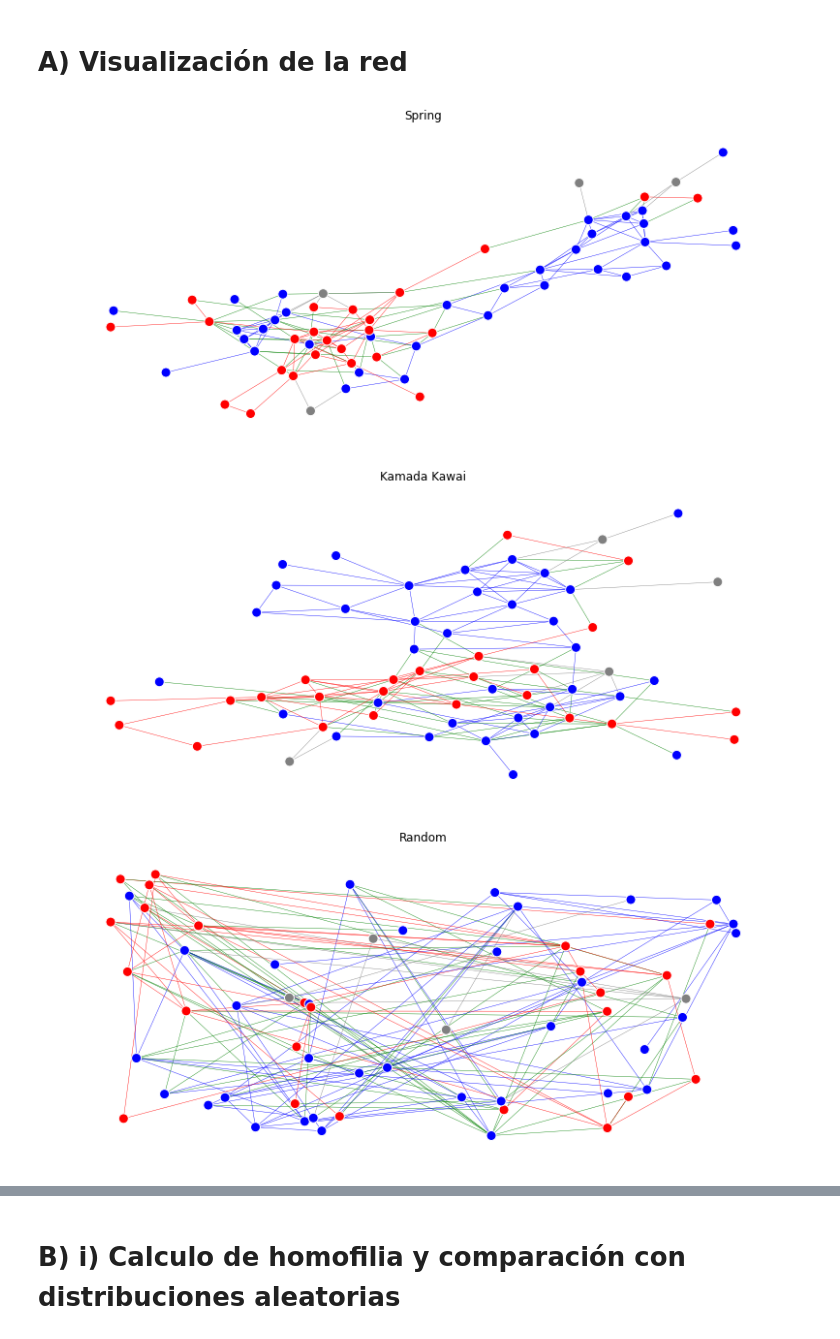
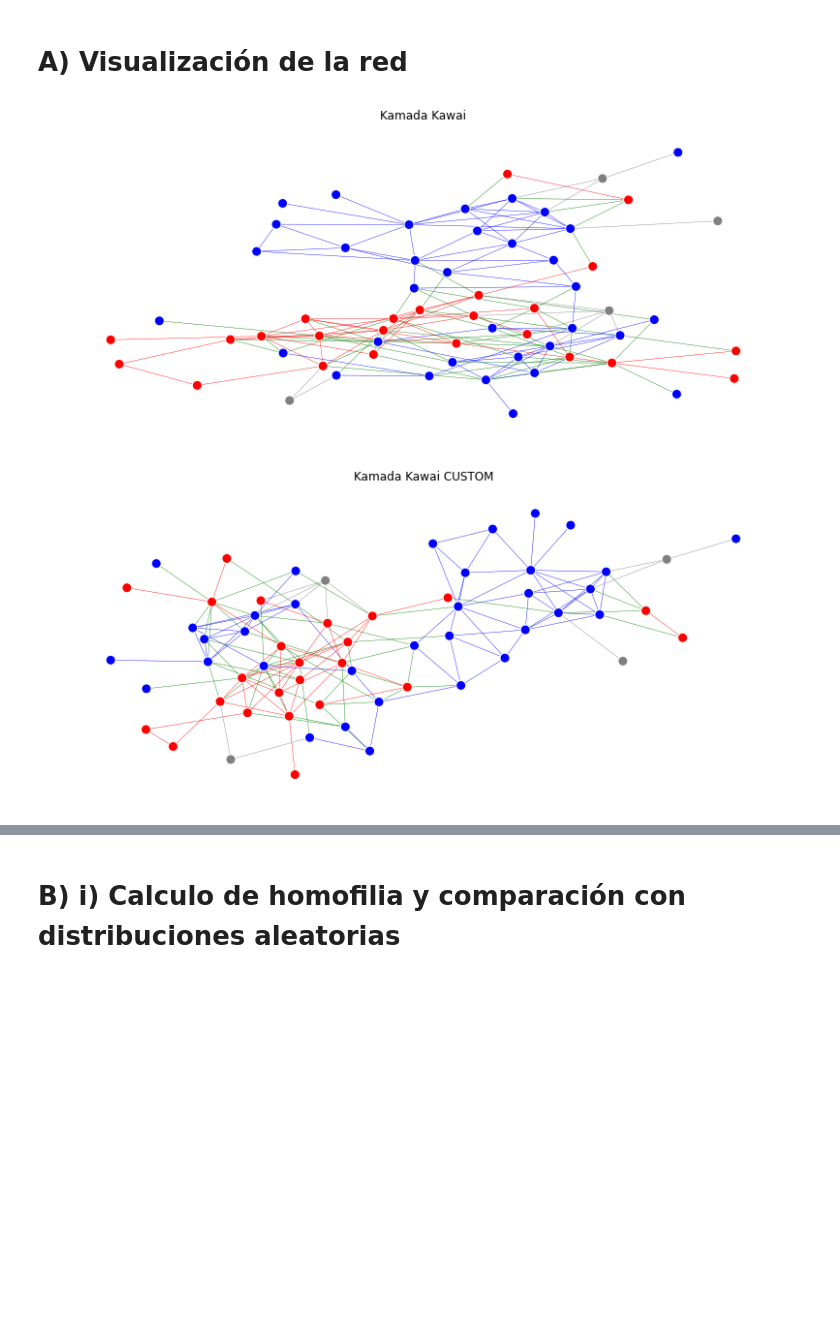
Before and after one commit to facundojgarcia02/CoNet, a Jupyter notebook: TP1/Dolphins.ipynb, the cells around one changed output, grey strips where cells are left out. Cells and saved outputs as stored; diff of their text form; code cells hidden in the pictures; blank space fills up the shorter version.

```diff
--- a/TP1/Dolphins.ipynb
+++ b/TP1/Dolphins.ipynb
@@ -33,37 +36,37 @@ for i in dolphins.nodes:
 # %%
 def layouts(graph):
     return {
-     "Spring": nx.layout.spring_layout(graph, seed=42),
+     #"Spring": nx.layout.spring_layout(graph, seed=42),
      "Kamada Kawai": nx.layout.kamada_kawai_layout(graph),
-     "Random": nx.layout.random_layout(graph, seed=42),
-     "Shell": nx.layout.shell_layout(graph),
-     "Spectral": nx.layout.spectral_layout(graph),
-     "Spiral": nx.layout.spiral_layout(graph)
+     "Kamada Kawai CUSTOM": nx.layout.kamada_kawai_layout(graph, pos = nx.layout.random_layout(graph, seed=42)),
+     #"Random": nx.layout.random_layout(graph, seed=42),
+     #"Shell": nx.layout.shell_layout(graph),
+     #"Spectral": nx.layout.spectral_layout(graph),
+     #"Spiral": nx.layout.spiral_layout(graph)
     }
 
 edge_homophility = [genders.loc[i[0]] == genders.loc[i[1]] for i in dolphins.edges]
 
 for k, l in layouts(dolphins).items():
     fig, ax = plt.subplots(1, 1, figsize = (14, 6))
     nx.draw(
             dolphins,
             with_labels=False,
             node_size=100,
             edgecolors="white",
             width=0.4,
             node_color=["red" if dolphins.nodes[node]["Gender"] == "f"
                           else ("blue" if dolphins.nodes[node]["Gender"] == "m" else "gray")
                           for node in dolphins.nodes],
 
             edge_color=["red" if (h and  genders.loc[i[0]] == "f")
             else "blue" if (h and  genders.loc[i[0]] == "m")
             else "green" if (genders.loc[i[0]] == "f" and genders.loc[i[1]] == "m") or (genders.loc[i[0]] == "m" and genders.loc[i[1]] == "f")
             else "gray"
             for i,h in zip(dolphins.edges, edge_homophility)],
             pos=l)
     ax.set_title(k)
     plt.show()
 # %% [output]
-[figure, old version]
+[figure, new version]
-[figure, old version]
+[figure, new version]
-[figure, removed]
```
Also changed, not shown: parts of 2 cells of this notebook, 1 other file.
